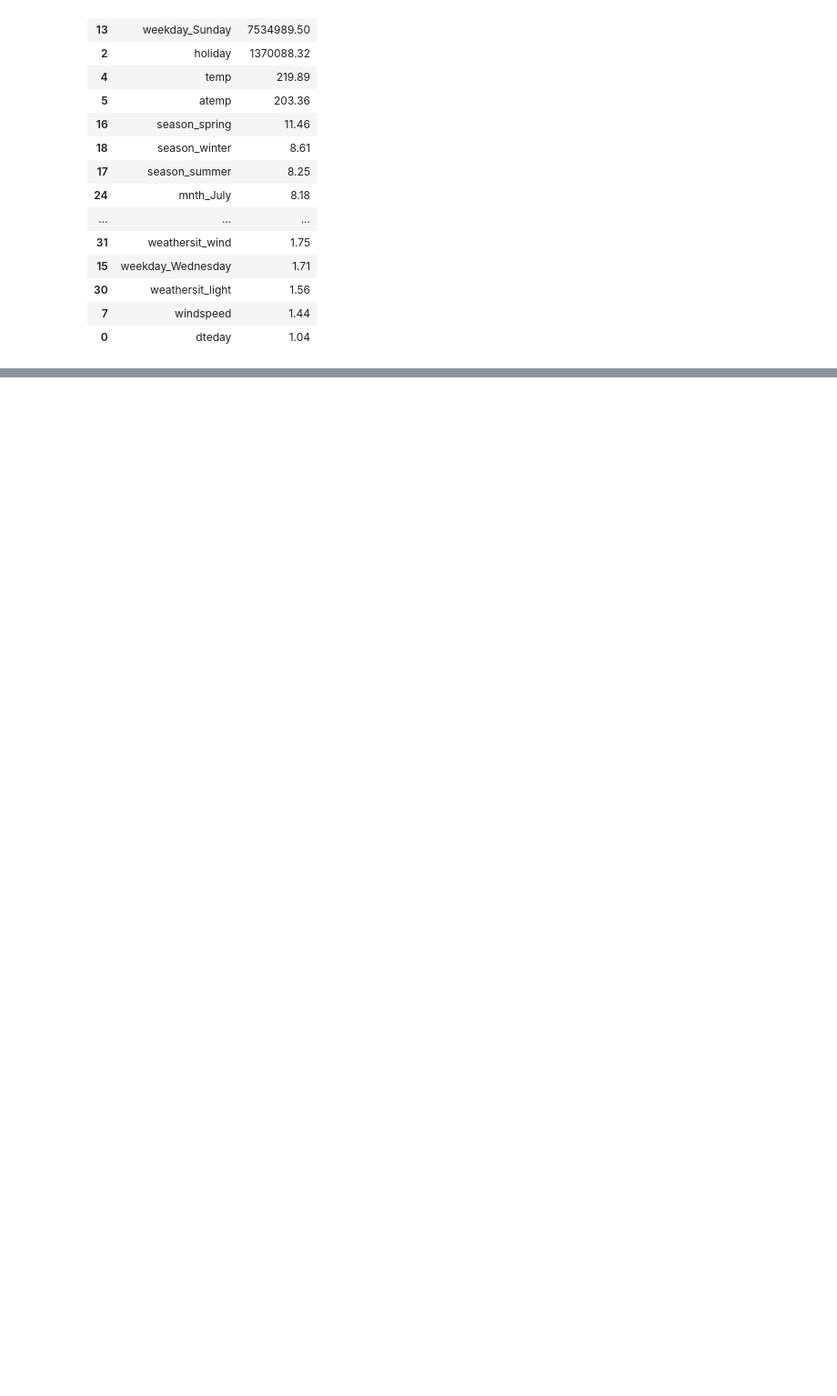
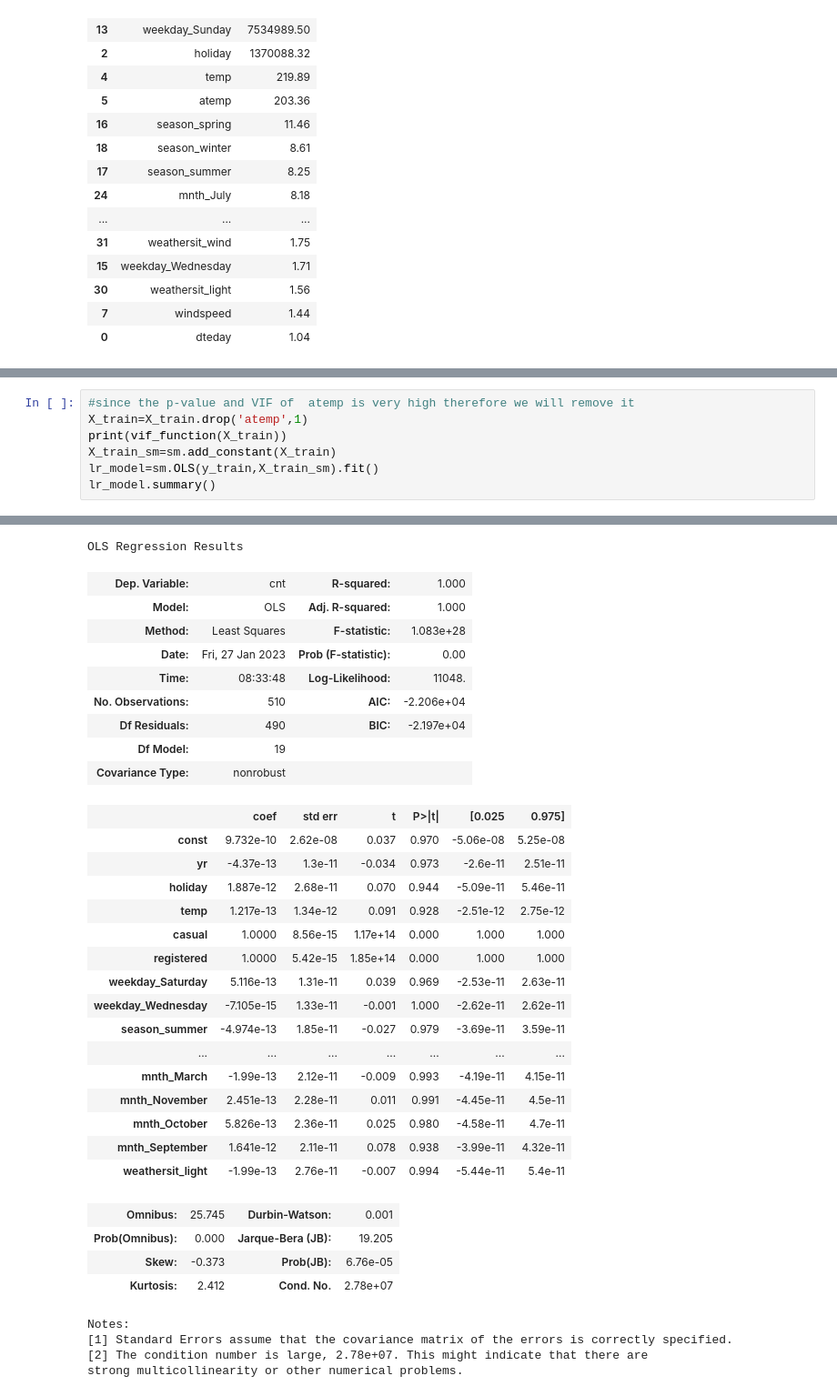
Before and after one commit to AxithChoudhary/BoomBikes_multilinear_model, a Jupyter notebook: Multi_linear_regression_.ipynb, the cells around one changed output, grey strips where cells are left out. Shown at 91% size. Cells and saved outputs as stored; diff of their text form; blank space fills up the shorter version.

```diff
--- a/Multi_linear_regression_.ipynb
+++ b/Multi_linear_regression_.ipynb
@@ -459,0 +555,8 @@ vif_function(X_train)
+# %%
+#since the p-value and VIF of  atemp is very high therefore we will remove it
+X_train=X_train.drop('atemp',1)
+print(vif_function(X_train))
+X_train_sm=sm.add_constant(X_train)
+lr_model=sm.OLS(y_train,X_train_sm).fit()
+lr_model.summary()
+# %% [output]
@@ -459,0 +583,34 @@ vif_function(X_train)
+OLS Regression Results
+| Dep. Variable: | cnt | R-squared: | 1.000 |
+| Model: | OLS | Adj. R-squared: | 1.000 |
+| Method: | Least Squares | F-statistic: | 1.083e+28 |
+| Date: | Fri, 27 Jan 2023 | Prob (F-statistic): | 0.00 |
+| Time: | 08:33:48 | Log-Likelihood: | 11048. |
+| No. Observations: | 510 | AIC: | -2.206e+04 |
+| Df Residuals: | 490 | BIC: | -2.197e+04 |
+| Df Model: | 19 |  |  |
+| Covariance Type: | nonrobust |  |  |
+|  | coef | std err | t | P>|t| | [0.025 | 0.975] |
+| const | 9.732e-10 | 2.62e-08 | 0.037 | 0.970 | -5.06e-08 | 5.25e-08 |
+| yr | -4.37e-13 | 1.3e-11 | -0.034 | 0.973 | -2.6e-11 | 2.51e-11 |
+| holiday | 1.887e-12 | 2.68e-11 | 0.070 | 0.944 | -5.09e-11 | 5.46e-11 |
+| temp | 1.217e-13 | 1.34e-12 | 0.091 | 0.928 | -2.51e-12 | 2.75e-12 |
+| casual | 1.0000 | 8.56e-15 | 1.17e+14 | 0.000 | 1.000 | 1.000 |
+| registered | 1.0000 | 5.42e-15 | 1.85e+14 | 0.000 | 1.000 | 1.000 |
+| weekday_Saturday | 5.116e-13 | 1.31e-11 | 0.039 | 0.969 | -2.53e-11 | 2.63e-11 |
+| weekday_Wednesday | -7.105e-15 | 1.33e-11 | -0.001 | 1.000 | -2.62e-11 | 2.62e-11 |
+| season_summer | -4.974e-13 | 1.85e-11 | -0.027 | 0.979 | -3.69e-11 | 3.59e-11 |
+| ... | ... | ... | ... | ... | ... | ... |
+| mnth_March | -1.99e-13 | 2.12e-11 | -0.009 | 0.993 | -4.19e-11 | 4.15e-11 |
+| mnth_November | 2.451e-13 | 2.28e-11 | 0.011 | 0.991 | -4.45e-11 | 4.5e-11 |
+| mnth_October | 5.826e-13 | 2.36e-11 | 0.025 | 0.980 | -4.58e-11 | 4.7e-11 |
+| mnth_September | 1.641e-12 | 2.11e-11 | 0.078 | 0.938 | -3.99e-11 | 4.32e-11 |
+| weathersit_light | -1.99e-13 | 2.76e-11 | -0.007 | 0.994 | -5.44e-11 | 5.4e-11 |
+| Omnibus: | 25.745 | Durbin-Watson: | 0.001 |
+| Prob(Omnibus): | 0.000 | Jarque-Bera (JB): | 19.205 |
+| Skew: | -0.373 | Prob(JB): | 6.76e-05 |
+| Kurtosis: | 2.412 | Cond. No. | 2.78e+07 |
+Notes:
+[1] Standard Errors assume that the covariance matrix of the errors is correctly specified.
+[2] The condition number is large, 2.78e+07. This might indicate that there are
+strong multicollinearity or other numerical problems.
```
Also changed, not shown: parts of 22 cells of this notebook.
